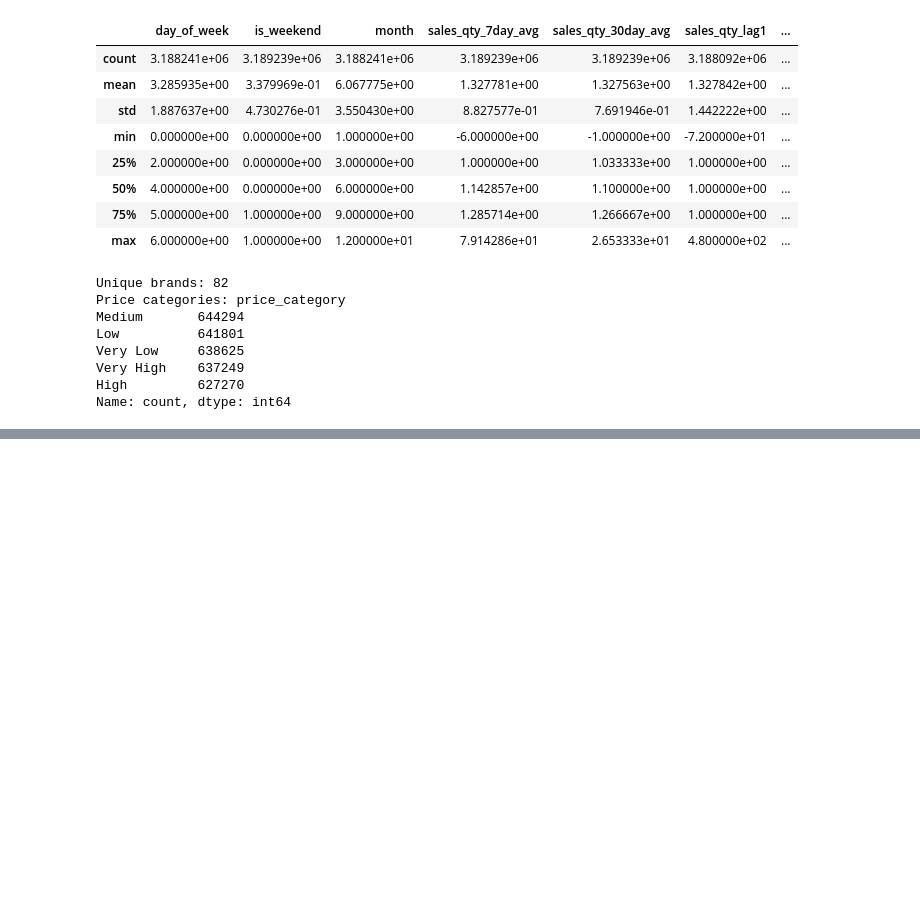
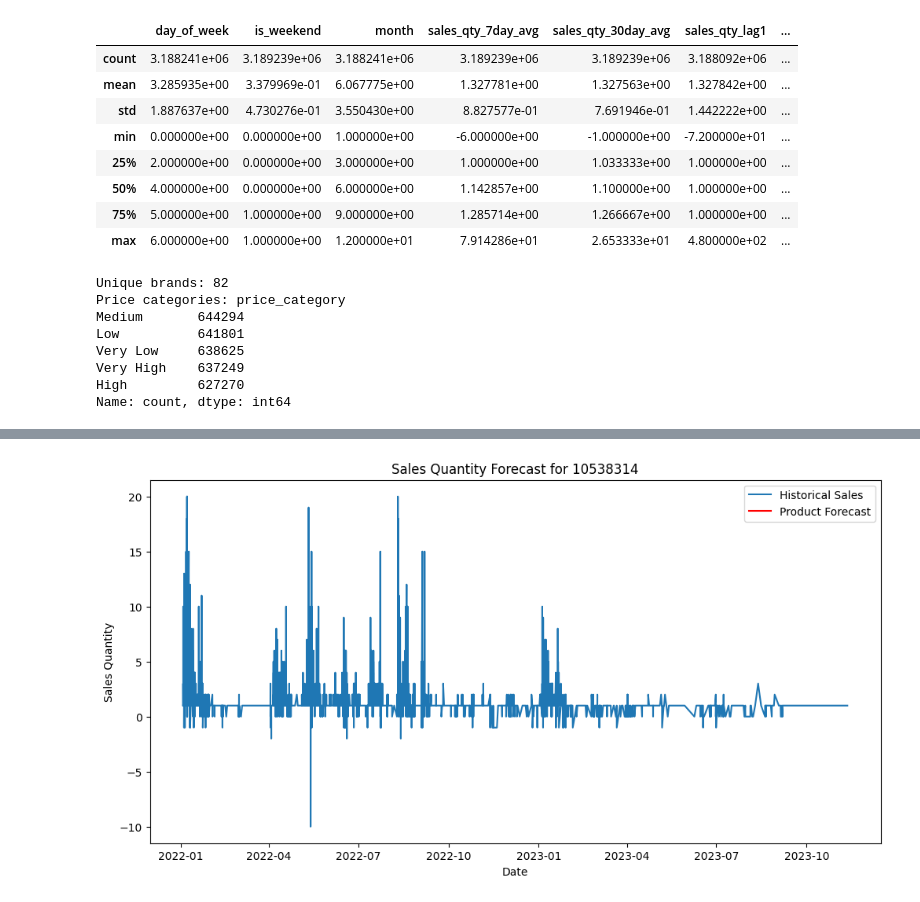
Before and after one commit to DirkWilkeHoffmann/ResurchProject, a Jupyter notebook: eda.ipynb, the cells around one changed output, grey strips where cells are left out. Saved outputs shown, nothing was run; the diff lists cells and outputs as text; code cells hidden in the pictures; blank space fills up the shorter version.

Commit message:
started with Arima

```diff
--- a/eda.ipynb
+++ b/eda.ipynb
@@ -236,0 +281,4 @@ Name: count, dtype: int64
+# %%
+# Select a product to forecast
+product_data = df[df["article_code"] == 10538314]
+print(product_data.head())
@@ -236,0 +303,5 @@ Name: count, dtype: int64
+# %%
+# Fit ARIMA model
+product_model = ARIMA(product_data["sales_qty_base_uom"], order=(5, 1, 0))  # Example order (5,1,0)
+product_model_fit = product_model.fit()
+print(product_model_fit.summary())
@@ -236,0 +326,16 @@ Name: count, dtype: int64
+# %%
+# Forecast the next 30 days
+product_forecast = product_model_fit.forecast(steps=30)
+product_forecast_df = pd.DataFrame(product_forecast, index=pd.date_range(start=product_data.index[-1] + pd.Timedelta(days=1), periods=30), columns=["Forecast"])
+
+# Plot the forecast
+plt.figure(figsize=(12, 6))
+plt.plot(product_data["sales_qty_base_uom"], label="Historical Sales")
+plt.plot(product_forecast_df, label="Product Forecast", color="red")
+plt.xlabel("Date")
+plt.ylabel("Sales Quantity")
+plt.title(f"Sales Quantity Forecast for {10538314}")
+plt.legend()
+plt.show()
+# %% [output]
+[figure, added]
```
Also changed, not shown: parts of 8 cells of this notebook, 1 other file.
